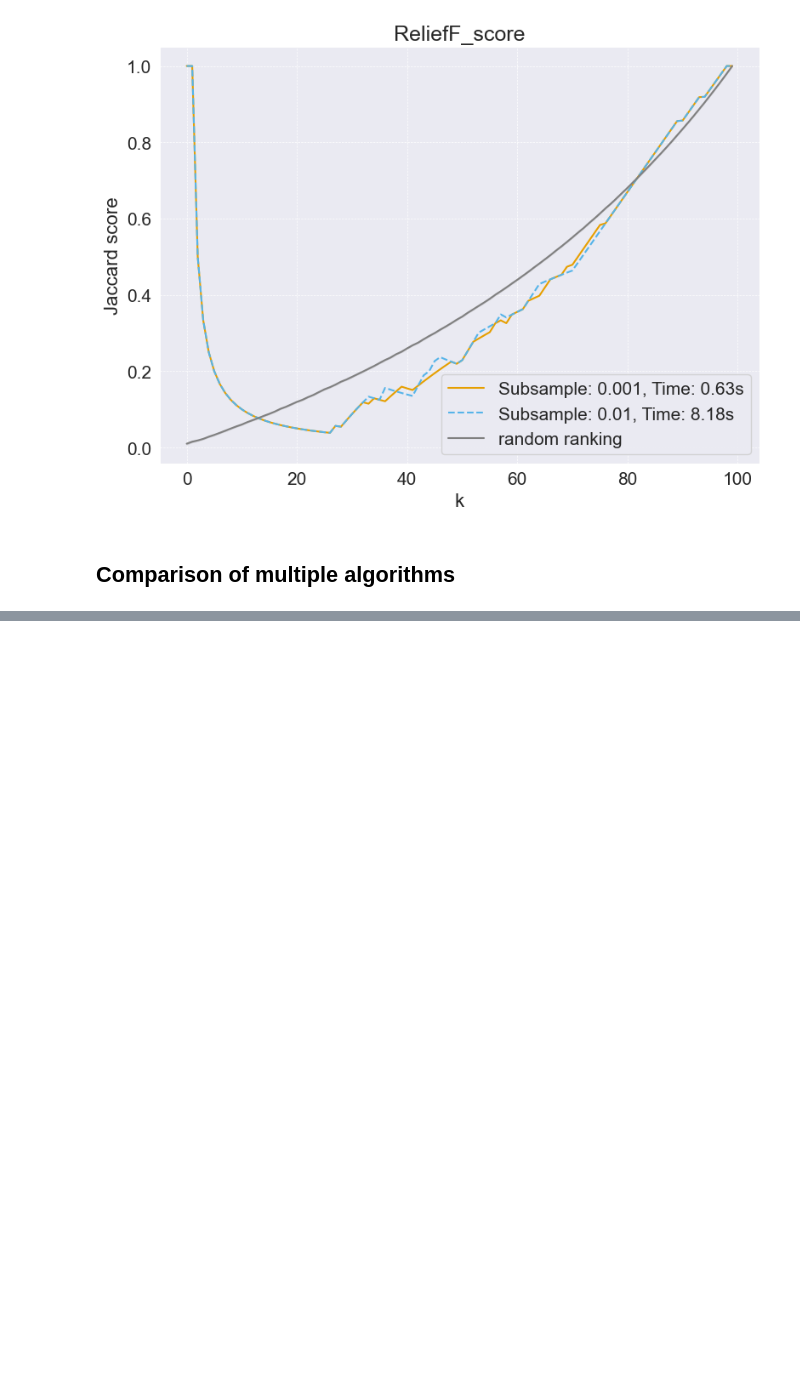
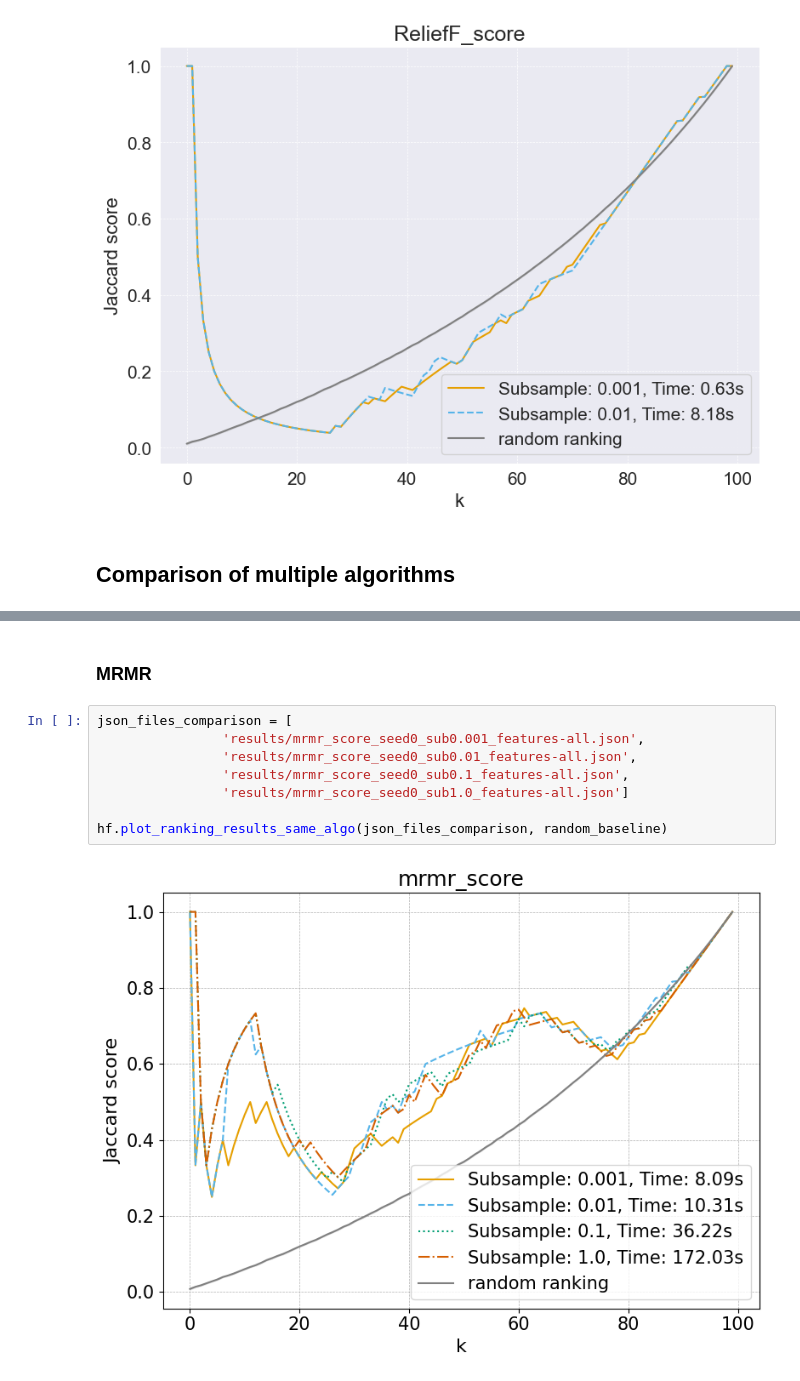
Before and after one commit to amadejp/DS_Project_Feature_Selection, a Jupyter notebook: src/ranking_algos_comparison.ipynb, the cells around one changed output, grey strips where cells are left out. Drawn from its saved outputs; the diff is of its cells as text; blank space fills up the shorter version.

```diff
--- a/src/ranking_algos_comparison.ipynb
+++ b/src/ranking_algos_comparison.ipynb
@@ -148,0 +150,12 @@ hf.plot_ranking_results(json_files_comparison, random_baseline)
+# %% [markdown]
+### MRMR
+# %%
+json_files_comparison = [
+                'results/mrmr_score_seed0_sub0.001_features-all.json',
+                'results/mrmr_score_seed0_sub0.01_features-all.json',
+                'results/mrmr_score_seed0_sub0.1_features-all.json',
+                'results/mrmr_score_seed0_sub1.0_features-all.json']
+
+hf.plot_ranking_results_same_algo(json_files_comparison, random_baseline)
+# %% [output]
+[figure, added]
```
Also changed, not shown: parts of 2 cells of this notebook.
